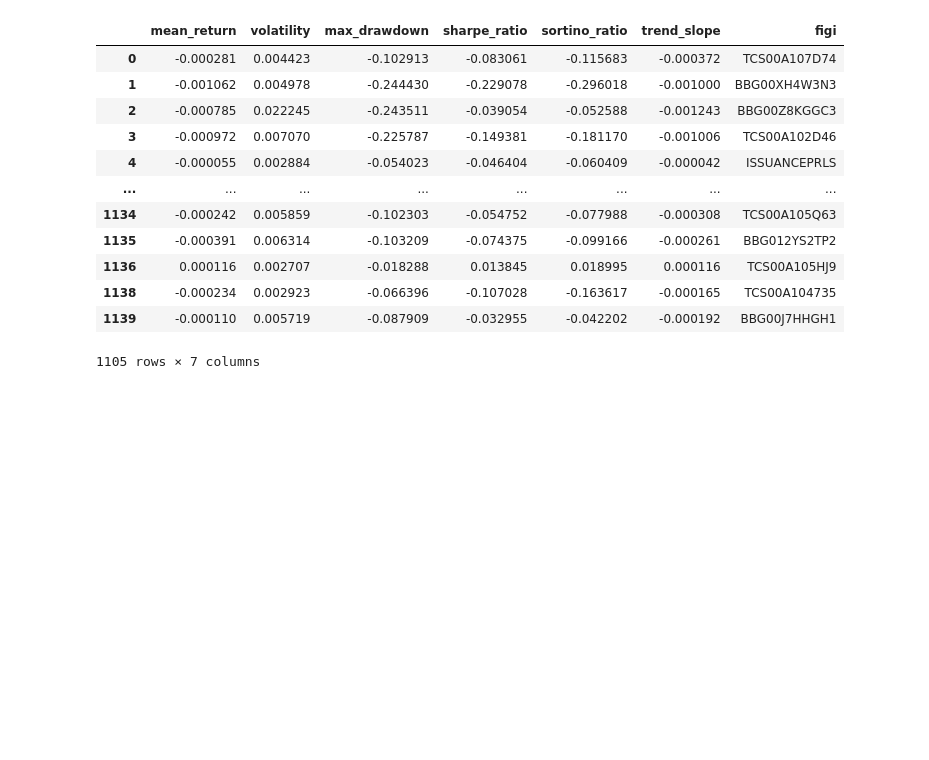
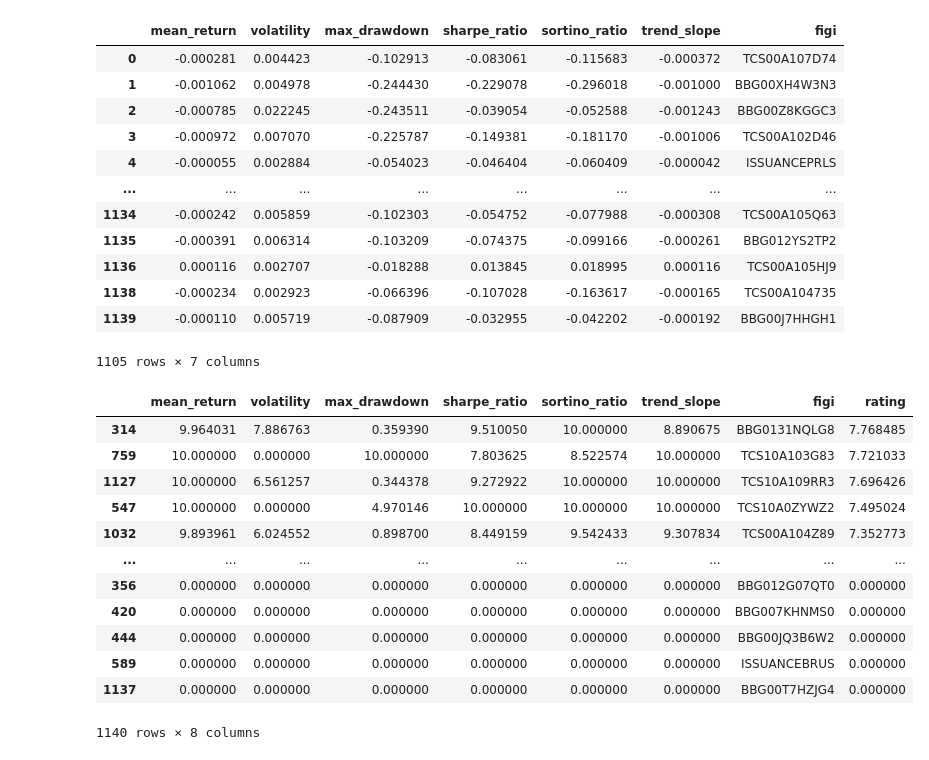
Before and after one commit to D1ffic00lt/securities-recommendation-system, a Jupyter notebook: baselines/ratings_baseline.ipynb, the cells around one changed output. Drawn from its saved outputs; the diff is of its cells as text; code cells hidden in the pictures; blank space fills up the shorter version.

Commit message:
price ratings update

```diff
--- a/baselines/ratings_baseline.ipynb
+++ b/baselines/ratings_baseline.ipynb
@@ -286,0 +293,33 @@ bonds_rating[~bonds_rating.mean_return.isna()]
+# %%
+df["max_drawdown"] = df["max_drawdown"].apply(process_decreasing_rating)
+df["volatility"] = df["volatility"].apply(process_decreasing_rating)
+# %%
+normed_data = NormalizedData(
+    df, keys=[
+        "mean_return", "volatility",
+        "max_drawdown", "sharpe_ratio",
+        "sortino_ratio", "trend_slope"
+    ], process_outliers=True
+)
+# %%
+rating_data = pd.DataFrame(normed_data)
+rating_data["figi"] = df["figi"]
+# %%
+rating_data["rating"] = rating_data[list(set(rating_data.columns) - {"figi"})].apply(lambda x: x.mean(), axis=1)
+rating_data["figi"] = df["figi"]
+# %%
+rating_data.sort_values(by="rating", ascending=False)
+# %% [output]
+|  | mean_return | volatility | max_drawdown | sharpe_ratio | sortino_ratio | trend_slope | figi | rating |
+| 314 | 9.964031 | 7.886763 | 0.359390 | 9.510050 | 10.000000 | 8.890675 | BBG0131NQLG8 | 7.768485 |
+| 759 | 10.000000 | 0.000000 | 10.000000 | 7.803625 | 8.522574 | 10.000000 | TCS10A103G83 | 7.721033 |
+| 1127 | 10.000000 | 6.561257 | 0.344378 | 9.272922 | 10.000000 | 10.000000 | TCS10A109RR3 | 7.696426 |
+| 547 | 10.000000 | 0.000000 | 4.970146 | 10.000000 | 10.000000 | 10.000000 | TCS10A0ZYWZ2 | 7.495024 |
+| 1032 | 9.893961 | 6.024552 | 0.898700 | 8.449159 | 9.542433 | 9.307834 | TCS00A104Z89 | 7.352773 |
+| ... | ... | ... | ... | ... | ... | ... | ... | ... |
+| 356 | 0.000000 | 0.000000 | 0.000000 | 0.000000 | 0.000000 | 0.000000 | BBG012G07QT0 | 0.000000 |
+| 420 | 0.000000 | 0.000000 | 0.000000 | 0.000000 | 0.000000 | 0.000000 | BBG007KHNMS0 | 0.000000 |
+| 444 | 0.000000 | 0.000000 | 0.000000 | 0.000000 | 0.000000 | 0.000000 | BBG00JQ3B6W2 | 0.000000 |
+| 589 | 0.000000 | 0.000000 | 0.000000 | 0.000000 | 0.000000 | 0.000000 | ISSUANCEBRUS | 0.000000 |
+| 1137 | 0.000000 | 0.000000 | 0.000000 | 0.000000 | 0.000000 | 0.000000 | BBG00T7HZJG4 | 0.000000 |
+1140 rows × 8 columns
```
Also changed, not shown: parts of 3 cells of this notebook, 1 other file.
